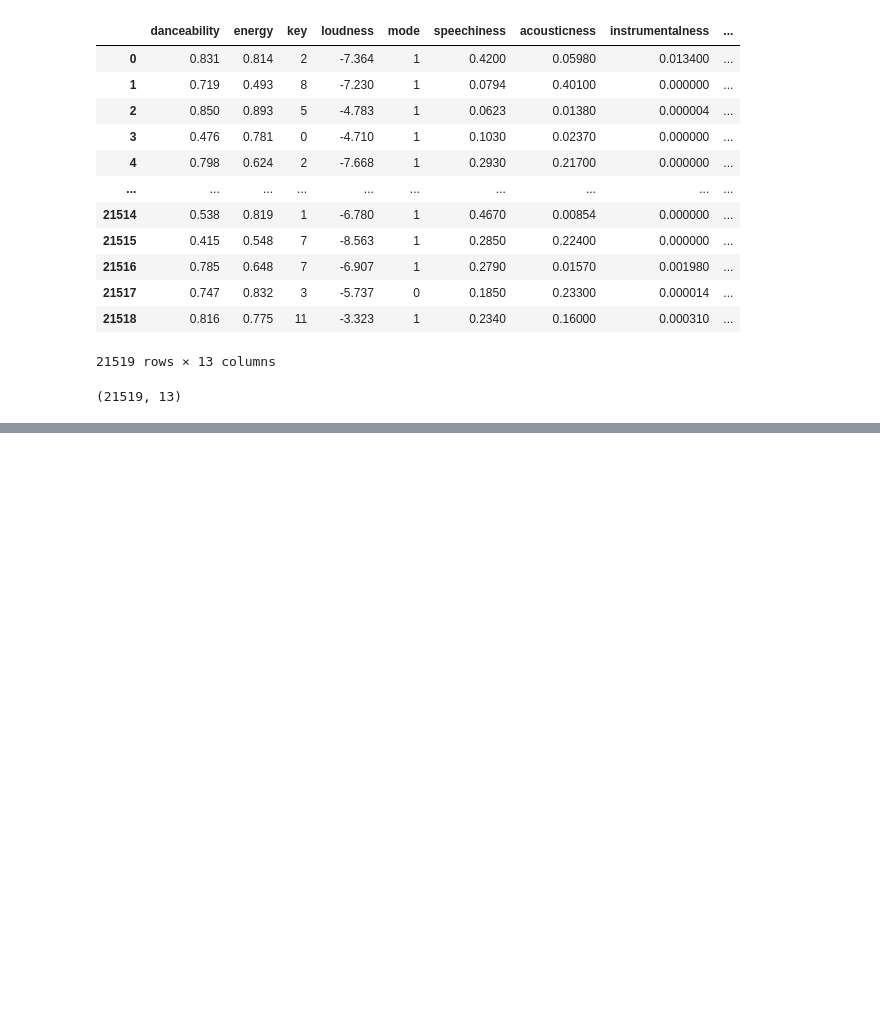
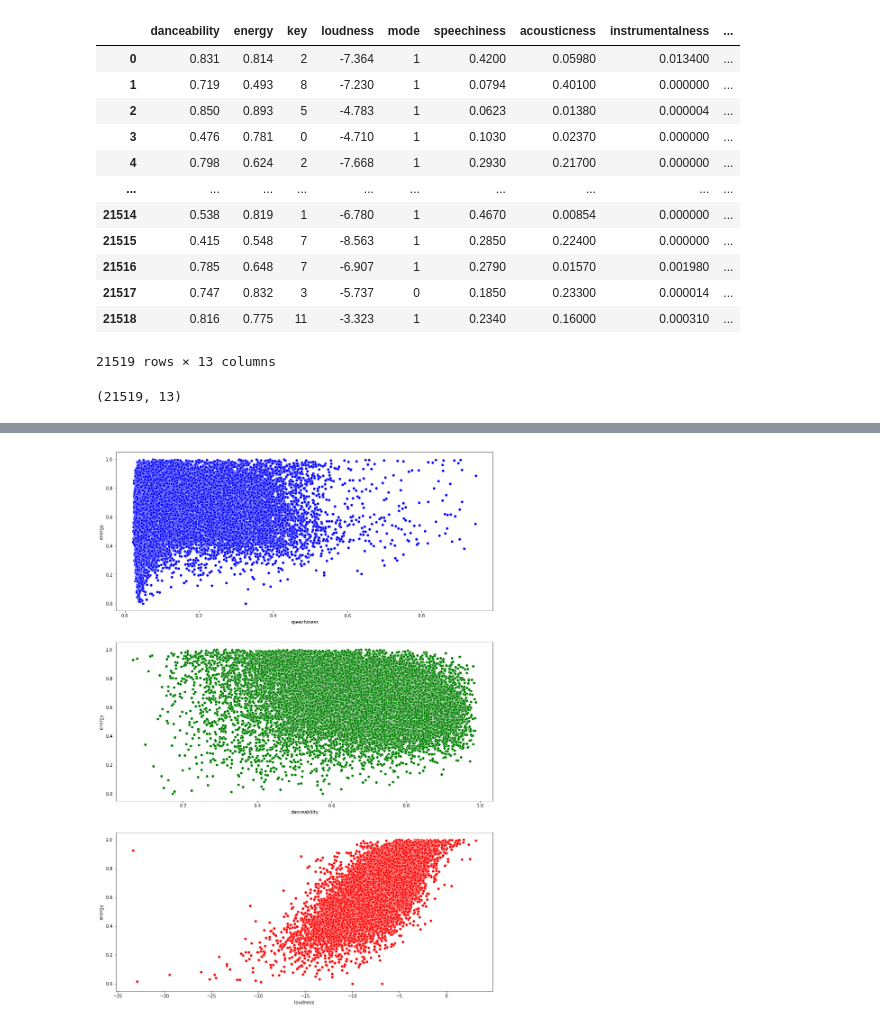
Before and after one commit to olalekeolaleke/Track-Information-and-Mood-Detector, a Jupyter notebook: analysis.ipynb, the cells around one changed output, grey strips where cells are left out. Cells and saved outputs as stored; diff of their text form; code cells hidden in the pictures; blank space fills up the shorter version.

```diff
--- a/analysis.ipynb
+++ b/analysis.ipynb
@@ -103,0 +97,18 @@ plt.show()
+# %%
+fig, ax =plt.subplots(3,1, figsize=(15,22))
+sns.scatterplot(x = data_df['loudness'], y = data_df['energy'], ax = ax[2], color = "red")
+sns.scatterplot(x = data_df['danceability'], y = data_df['energy'], ax = ax[1], color = "green")
+sns.scatterplot(x = data_df['speechiness'], y = data_df['energy'], ax = ax[0], color = "blue")
+
+def save_multi_image(filename):
+    pp = PdfPages(filename)
+    fig_nums = plt.get_fignums()
+    figs = [plt.figure(n) for n in fig_nums]
+    for fig in figs:
+        fig.savefig(pp, format='pdf')
+    pp.close()
+
+filename = "image.pdf"
+save_multi_image(filename)
+# %% [output]
+[figure, added]
```
Also changed, not shown: parts of 6 cells of this notebook, 4 other files.
